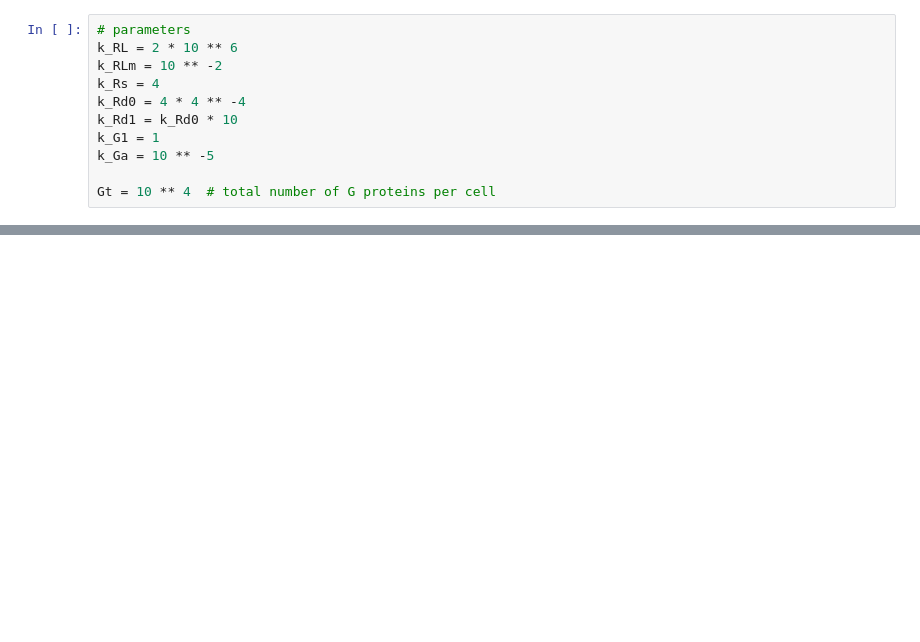
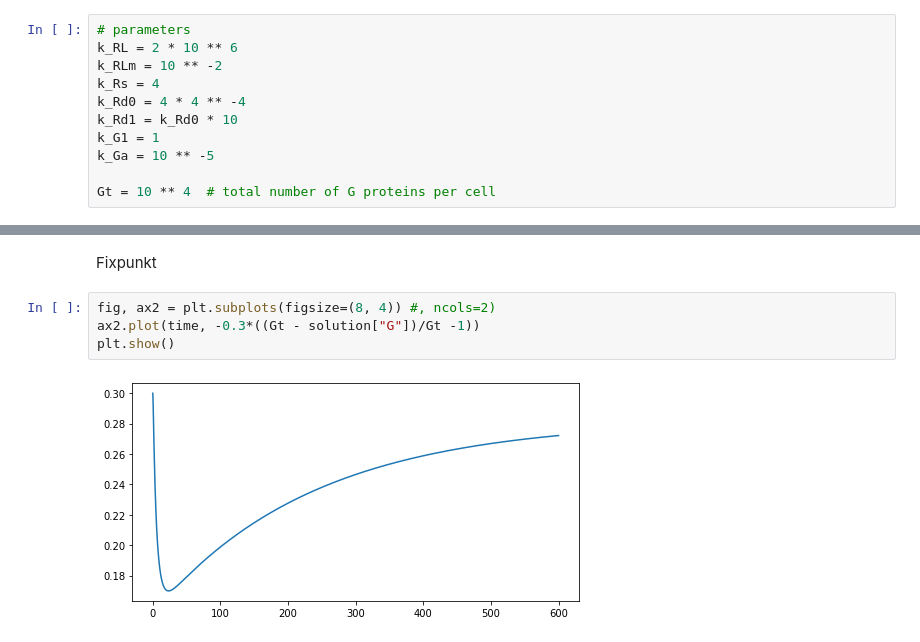
Before and after one commit to Jan-Piotraschke/fachkurs_systembiology, a Jupyter notebook: main.ipynb, the cells around one changed output, grey strips where cells are left out. Saved outputs shown, nothing was run; the diff lists cells and outputs as text; blank space fills up the shorter version.

```diff
--- a/main.ipynb
+++ b/main.ipynb
@@ -136,0 +178,8 @@ No artists with labels found to put in legend.  Note that artists whose label st
+# %% [markdown]
+Fixpunkt
+# %%
+fig, ax2 = plt.subplots(figsize=(8, 4)) #, ncols=2)
+ax2.plot(time, -0.3*((Gt - solution["G"])/Gt -1))
+plt.show()
+# %% [output]
+[figure, added]
```
Also changed, not shown: parts of 6 cells of this notebook.
